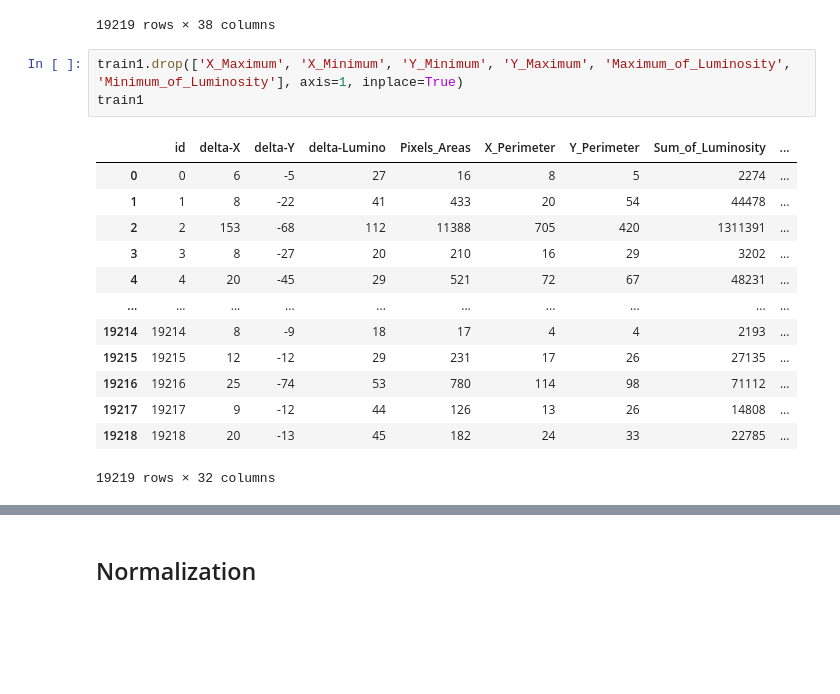
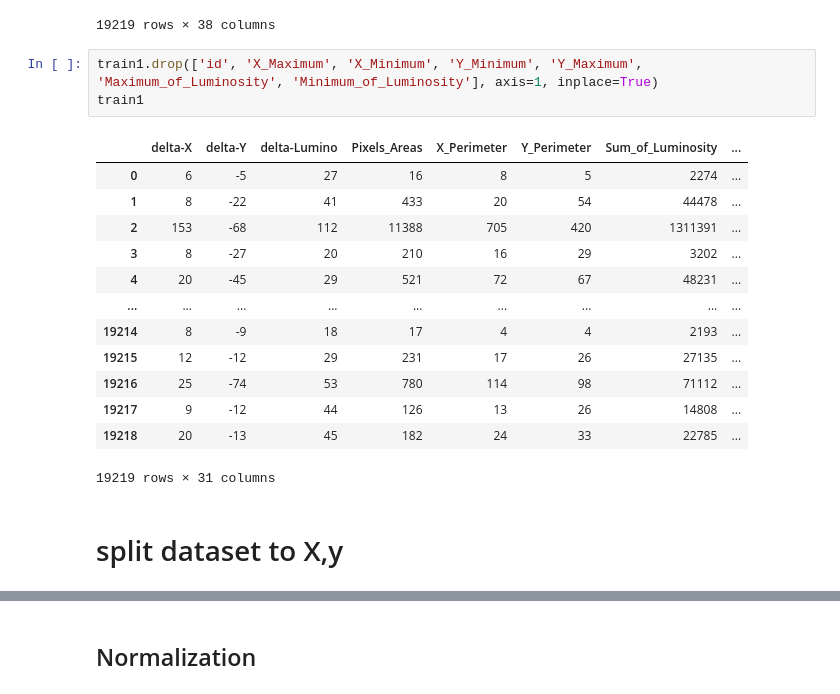
Before and after one commit to mohammadrezahosseini1999/PlayGround-Competition, a Jupyter notebook: Steel Plate Defect Prediction/Exp1.ipynb, the cells around one changed output, grey strips where cells are left out. Drawn from its saved outputs; the diff is of its cells as text; blank space fills up the shorter version.

```diff
--- a/Steel Plate Defect Prediction/Exp1.ipynb
+++ b/Steel Plate Defect Prediction/Exp1.ipynb
@@ -52,19 +52,21 @@ train1
 | 19218 | 19218 | 20 | -13 | 45 | 1505 | 1525 | 1733458 | 1733471 | 182 | ... |
 19219 rows × 38 columns
 # %%
-train1.drop(['X_Maximum', 'X_Minimum', 'Y_Minimum', 'Y_Maximum', 'Maximum_of_Luminosity', 'Minimum_of_Luminosity'], axis=1, inplace=True)
+train1.drop(['id', 'X_Maximum', 'X_Minimum', 'Y_Minimum', 'Y_Maximum', 'Maximum_of_Luminosity', 'Minimum_of_Luminosity'], axis=1, inplace=True)
 train1
 # %% [output]
-|  | id | delta-X | delta-Y | delta-Lumino | Pixels_Areas | X_Perimeter | Y_Perimeter | Sum_of_Luminosity | ... |
-| 0 | 0 | 6 | -5 | 27 | 16 | 8 | 5 | 2274 | ... |
-| 1 | 1 | 8 | -22 | 41 | 433 | 20 | 54 | 44478 | ... |
-| 2 | 2 | 153 | -68 | 112 | 11388 | 705 | 420 | 1311391 | ... |
-| 3 | 3 | 8 | -27 | 20 | 210 | 16 | 29 | 3202 | ... |
-| 4 | 4 | 20 | -45 | 29 | 521 | 72 | 67 | 48231 | ... |
-| ... | ... | ... | ... | ... | ... | ... | ... | ... | ... |
-| 19214 | 19214 | 8 | -9 | 18 | 17 | 4 | 4 | 2193 | ... |
-| 19215 | 19215 | 12 | -12 | 29 | 231 | 17 | 26 | 27135 | ... |
-| 19216 | 19216 | 25 | -74 | 53 | 780 | 114 | 98 | 71112 | ... |
-| 19217 | 19217 | 9 | -12 | 44 | 126 | 13 | 26 | 14808 | ... |
-| 19218 | 19218 | 20 | -13 | 45 | 182 | 24 | 33 | 22785 | ... |
+|  | delta-X | delta-Y | delta-Lumino | Pixels_Areas | X_Perimeter | Y_Perimeter | Sum_of_Luminosity | ... |
+| 0 | 6 | -5 | 27 | 16 | 8 | 5 | 2274 | ... |
+| 1 | 8 | -22 | 41 | 433 | 20 | 54 | 44478 | ... |
+| 2 | 153 | -68 | 112 | 11388 | 705 | 420 | 1311391 | ... |
+| 3 | 8 | -27 | 20 | 210 | 16 | 29 | 3202 | ... |
+| 4 | 20 | -45 | 29 | 521 | 72 | 67 | 48231 | ... |
+| ... | ... | ... | ... | ... | ... | ... | ... | ... |
+| 19214 | 8 | -9 | 18 | 17 | 4 | 4 | 2193 | ... |
+| 19215 | 12 | -12 | 29 | 231 | 17 | 26 | 27135 | ... |
+| 19216 | 25 | -74 | 53 | 780 | 114 | 98 | 71112 | ... |
+| 19217 | 9 | -12 | 44 | 126 | 13 | 26 | 14808 | ... |
+| 19218 | 20 | -13 | 45 | 182 | 24 | 33 | 22785 | ... |
-19219 rows × 32 columns
+19219 rows × 31 columns
+# %% [markdown]
+# split dataset to X,y
```
Also changed, not shown: parts of 5 cells of this notebook.
